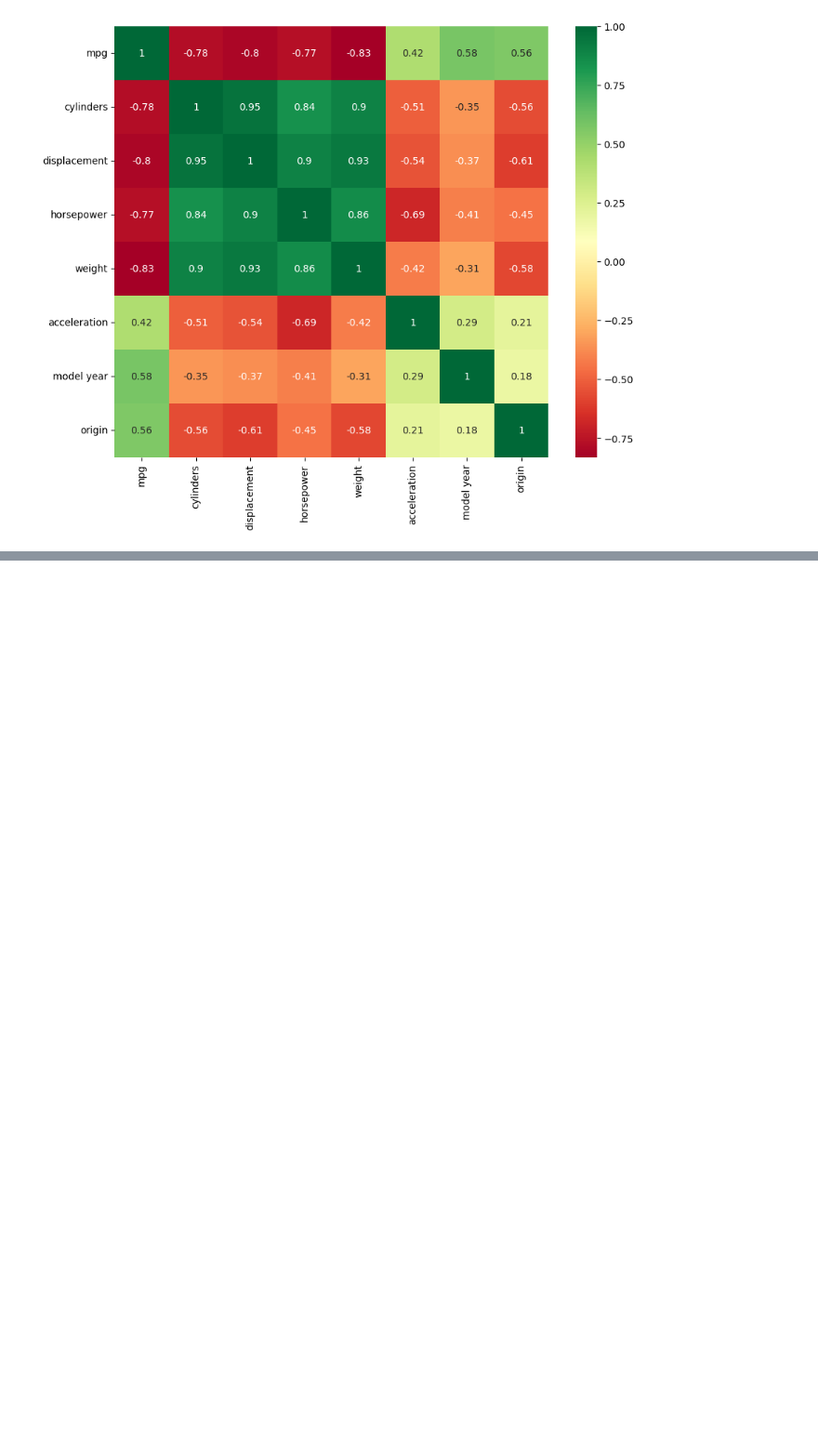
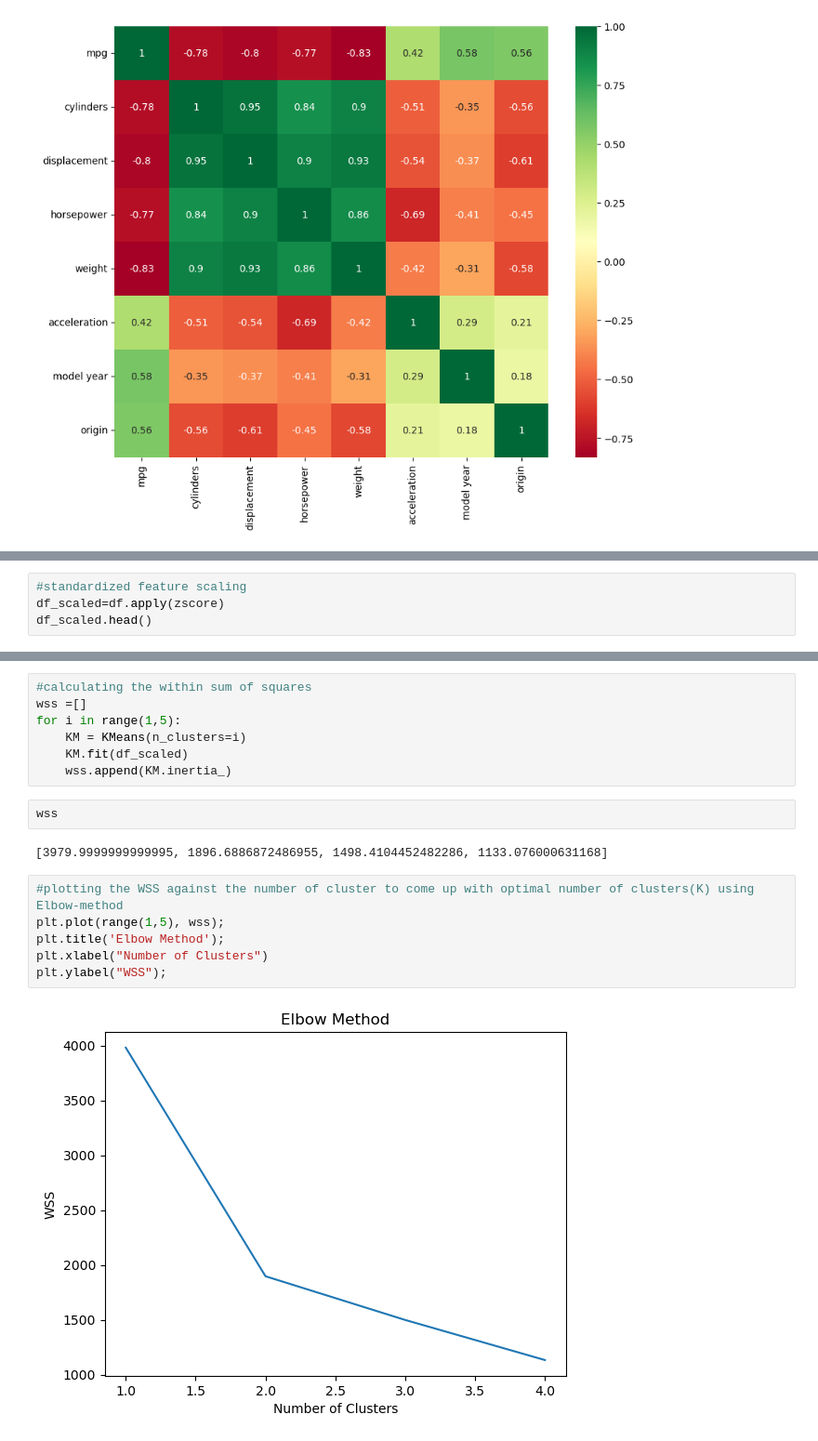
Before and after one commit to Amey1398/Unveiling-Efficiency-Patterns-in-Automobiles, a Jupyter notebook: code.ipynb, the cells around one changed output, grey strips where cells are left out. Shown at 93% size. Saved outputs shown, nothing was run; the diff lists cells and outputs as text; blank space fills up the shorter version.

Commit message:
Implemented KMeans

```diff
--- a/code.ipynb
+++ b/code.ipynb
@@ -216,0 +221,4 @@ sns.heatmap(corr,cmap = 'RdYlGn',annot=True);
+# %%
+#standardized feature scaling
+df_scaled=df.apply(zscore)
+df_scaled.head()
@@ -216,0 +232,19 @@ sns.heatmap(corr,cmap = 'RdYlGn',annot=True);
+# %%
+#calculating the within sum of squares
+wss =[]
+for i in range(1,5):
+    KM = KMeans(n_clusters=i)
+    KM.fit(df_scaled)
+    wss.append(KM.inertia_)
+# %%
+wss
+# %% [output]
+[3979.9999999999995, 1896.6886872486955, 1498.4104452482286, 1133.076000631168]
+# %%
+#plotting the WSS against the number of cluster to come up with optimal number of clusters(K) using Elbow-method
+plt.plot(range(1,5), wss);
+plt.title('Elbow Method');
+plt.xlabel("Number of Clusters")
+plt.ylabel("WSS");
+# %% [output]
+[figure, added]
```
Also changed, not shown: parts of 12 cells of this notebook.
